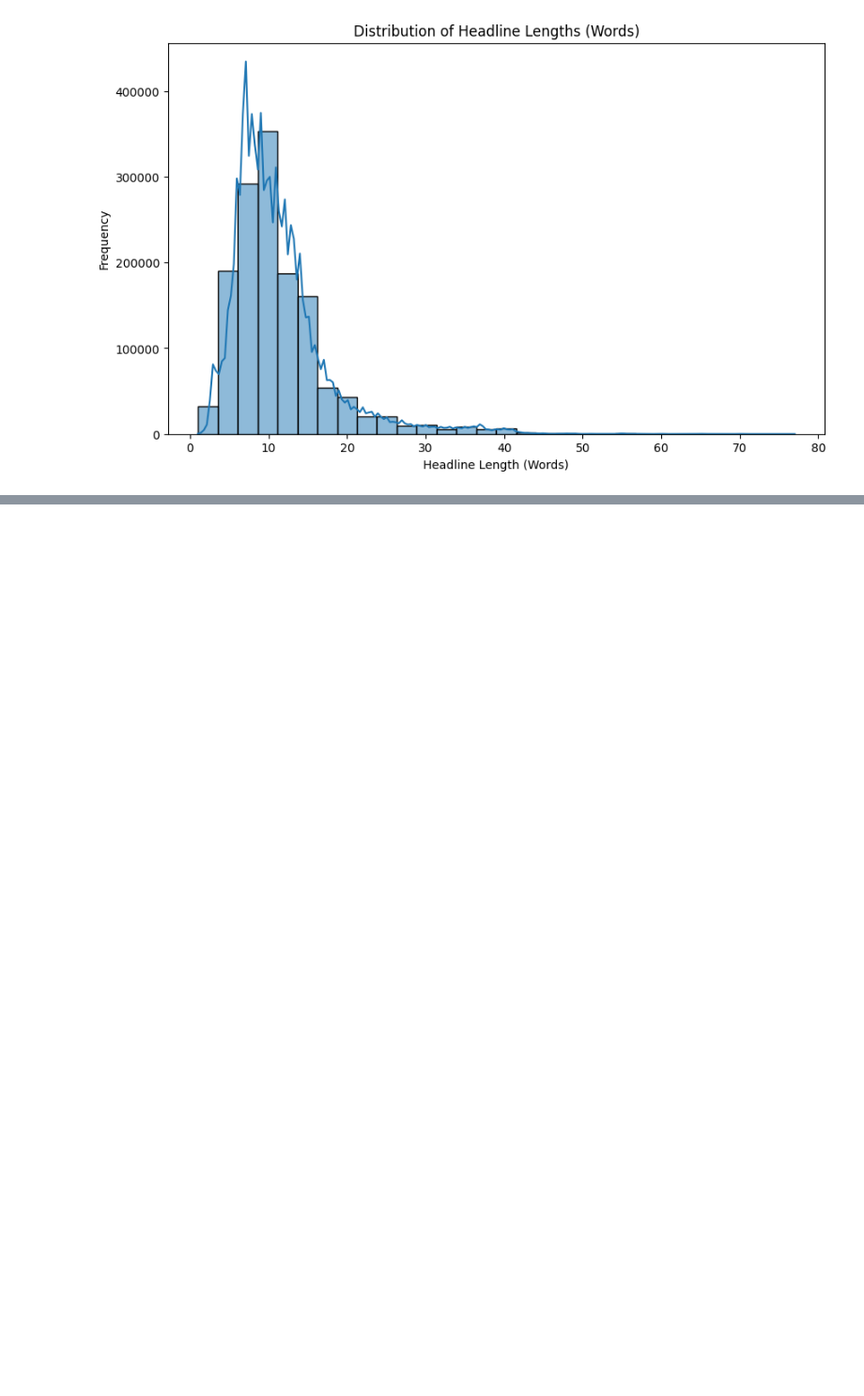
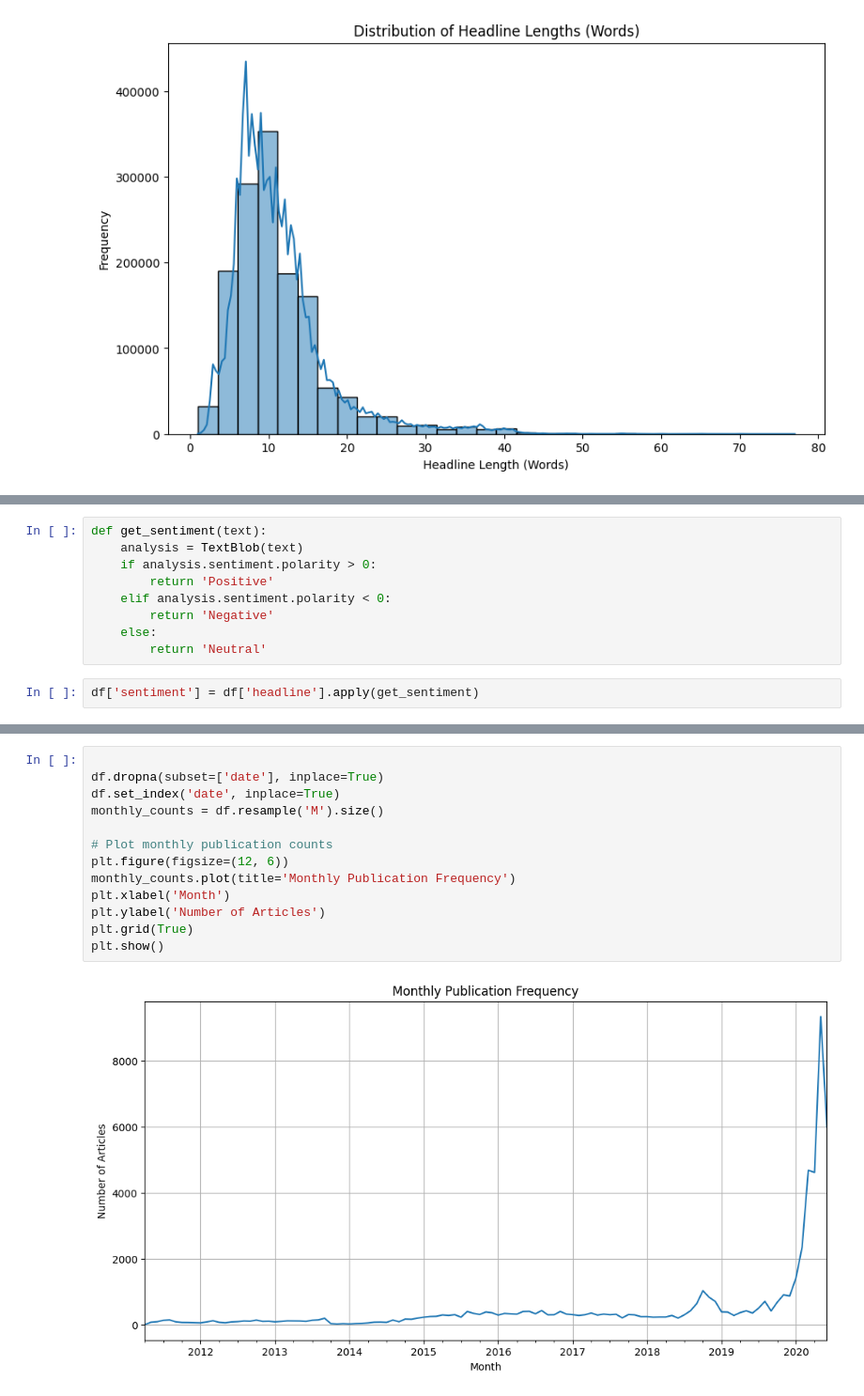
Before and after one commit to BekLG/Financial-News-Data-Analysis--KAIM-W1, a Jupyter notebook: notebooks/EDA.ipynb, the cells around one changed output, grey strips where cells are left out. Shown: that part at 94% size. Cells and saved outputs as stored; diff of their text form; blank space fills up the shorter version.

```diff
--- a/notebooks/EDA.ipynb
+++ b/notebooks/EDA.ipynb
@@ -119,0 +114,11 @@ plt.show()
+# %%
+def get_sentiment(text):
+    analysis = TextBlob(text)
+    if analysis.sentiment.polarity > 0:
+        return 'Positive'
+    elif analysis.sentiment.polarity < 0:
+        return 'Negative'
+    else:
+        return 'Neutral'
+# %%
+df['sentiment'] = df['headline'].apply(get_sentiment)
@@ -119,0 +162,15 @@ plt.show()
+# %%
+
+df.dropna(subset=['date'], inplace=True)
+df.set_index('date', inplace=True)
+monthly_counts = df.resample('M').size()
+
+# Plot monthly publication counts
+plt.figure(figsize=(12, 6))
+monthly_counts.plot(title='Monthly Publication Frequency')
+plt.xlabel('Month')
+plt.ylabel('Number of Articles')
+plt.grid(True)
+plt.show()
+# %% [output]
+[figure, added]
```
Also changed, not shown: parts of 18 cells of this notebook.
